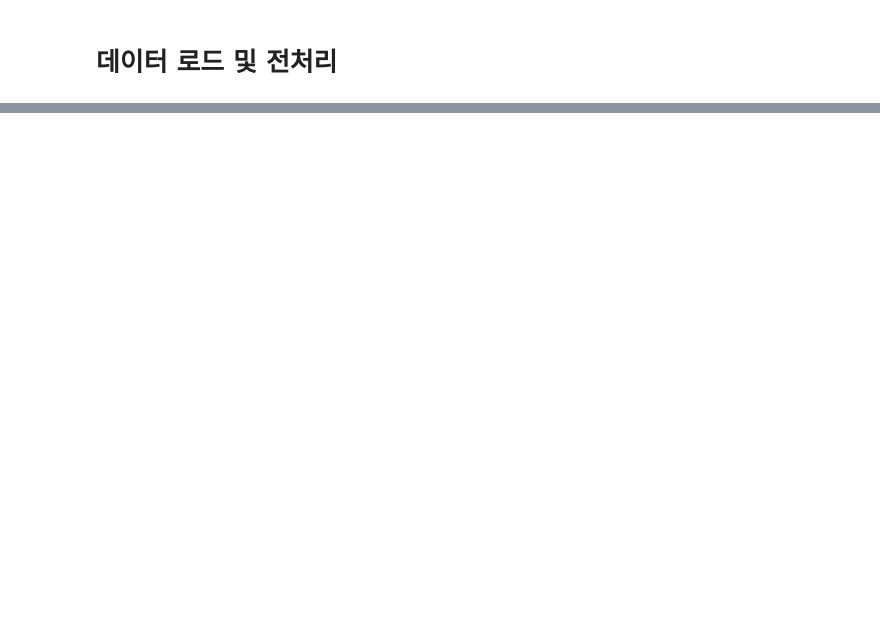
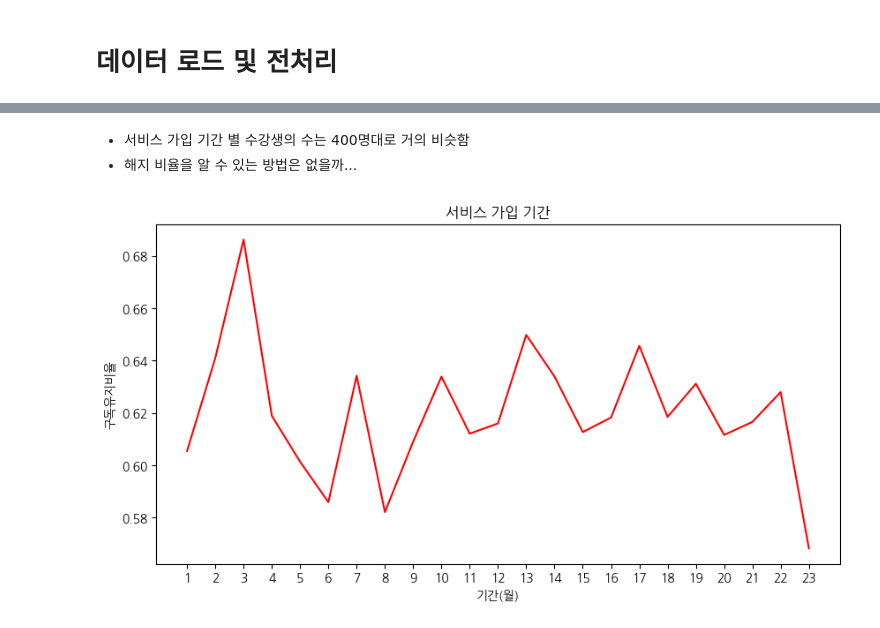
Before and after one commit to jweom62/WASSUP4, a Jupyter notebook: 05_Data_Analysis/DA_Mini_Project.ipynb, the cells around one changed output, grey strips where cells are left out. Drawn from its saved outputs; the diff is of its cells as text; code cells hidden in the pictures; blank space fills up the shorter version.

```diff
--- a/05_Data_Analysis/DA_Mini_Project.ipynb
+++ b/05_Data_Analysis/DA_Mini_Project.ipynb
@@ -137,0 +238,32 @@ all_data.tail(10)
+# %% [markdown]
+* 서비스 가입 기간 별 수강생의 수는 400명대로 거의 비슷함
+* 해지 비율을 알 수 있는 방법은 없을까...
+# %%
+df['subscription_duration'].sort_values()
+sub_duration = df['subscription_duration'].value_counts().sort_index()
+
+sub_mean = df.groupby(df['subscription_duration'])['target'].mean()
+#print(sub_mean)
+
+#그래프 사이즈
+plt.figure(figsize=(10,5))
+
+#그래프 x축 y축
+plt.plot(sub_duration.index, sub_mean.values, color="red")
+
+#그래프 명
+plt.title('서비스 가입 기간')
+
+#그래프 x축 레이블
+plt.xlabel('기간(월)')
+
+#그래프 y축 레이블
+plt.ylabel('구독유지비율')
+
+#x축 레이블을
+plt.xticks(sub_duration.index)
+
+#그래프 출력
+plt.show()
+# %% [output]
+[figure, added]
```
Also changed, not shown: parts of 43 cells of this notebook, 4 other files.
